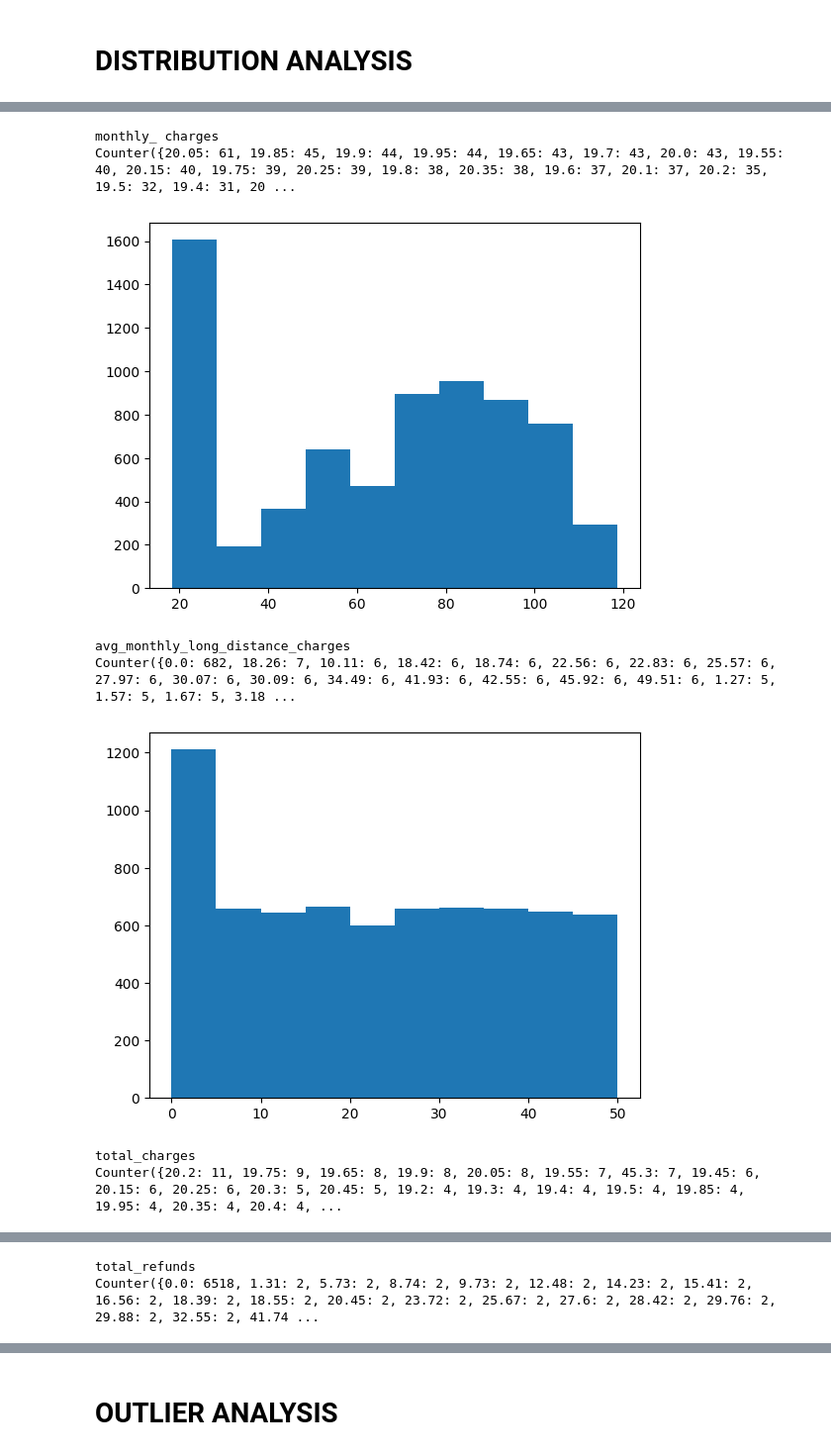
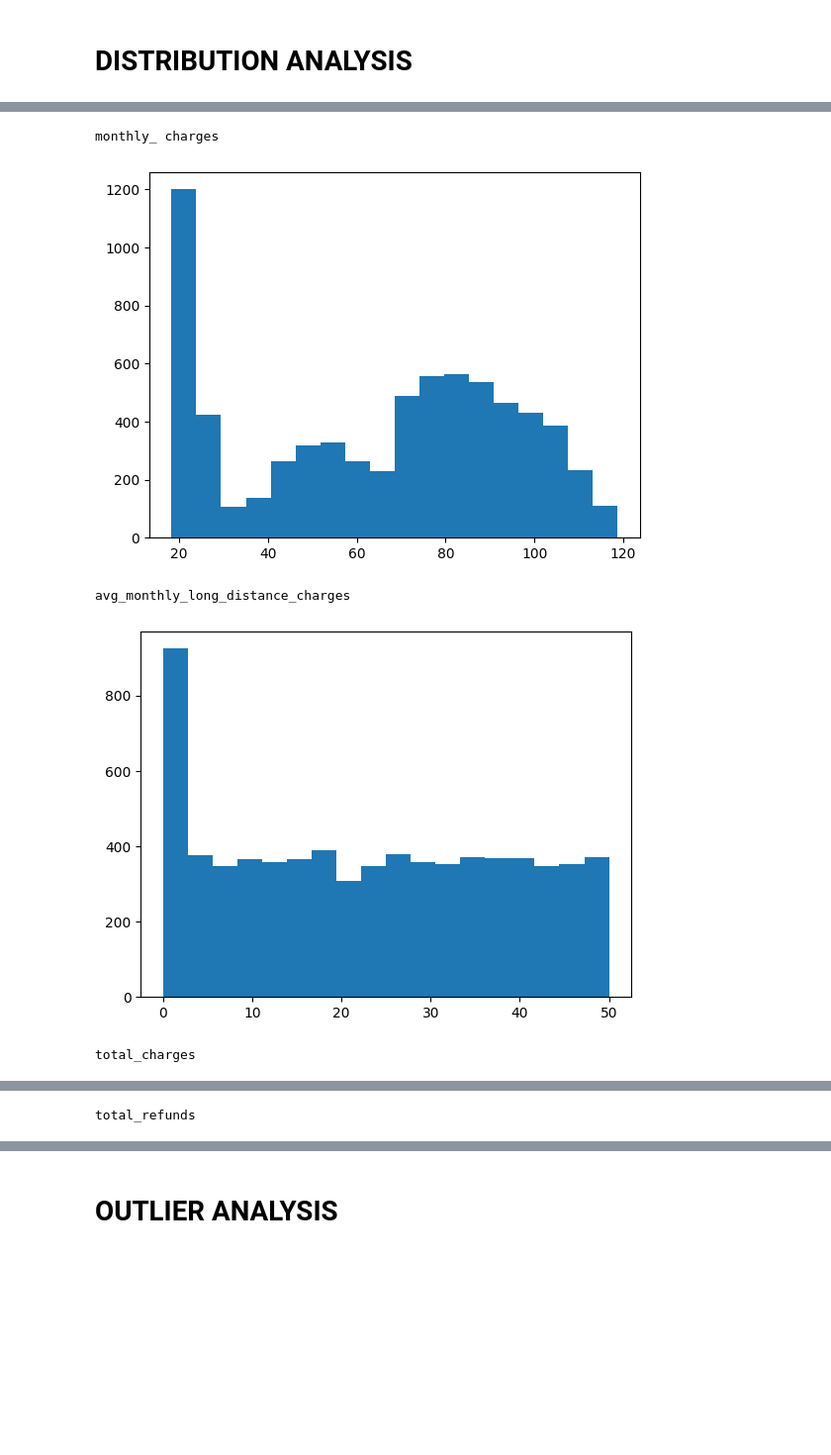
Before and after one commit to SivaKumarPalanirajan/Customer_Churn_Analysis_And_Prediction, a Jupyter notebook: Notebooks/Analysis.ipynb, the cells around one changed output, grey strips where cells are left out. Shown at 99% size. Cells and saved outputs as stored; diff of their text form; code cells hidden in the pictures; blank space fills up the shorter version.

```diff
--- a/Notebooks/Analysis.ipynb
+++ b/Notebooks/Analysis.ipynb
@@ -65,10 +103,9 @@ continous=['zip_code','total_population', 'monthly_ charges','avg_monthly_long_d
 for i in continous:
     print(i)
     cnts=Counter(df[i].sort_values())
-    print(cnts)
     keys=cnts.keys()
     vals=cnts.values()
-    plt.hist(df[i].sort_values())
+    plt.hist(df[i], bins='auto')
     plt.show()
 # %% [output]
 zip_code
@@ -80,8 +115,5 @@ Counter({42239: 43, 48690: 38, 34902: 36, 51213: 34, 74232: 32, 46171: 30, 46086
 monthly_ charges
-Counter({20.05: 61, 19.85: 45, 19.9: 44, 19.95: 44, 19.65: 43, 19.7: 43, 20.0: 43, 19.55: 40, 20.15: 40, 19.75: 39, 20.25: 39, 19.8: 38, 20.35: 38, 19.6: 37, 20.1: 37, 20.2: 35, 19.5: 32, 19.4: 31, 20 ...
-[figure, old version]
+[figure, new version]
 avg_monthly_long_distance_charges
-Counter({0.0: 682, 18.26: 7, 10.11: 6, 18.42: 6, 18.74: 6, 22.56: 6, 22.83: 6, 25.57: 6, 27.97: 6, 30.07: 6, 30.09: 6, 34.49: 6, 41.93: 6, 42.55: 6, 45.92: 6, 49.51: 6, 1.27: 5, 1.57: 5, 1.67: 5, 3.18 ...
-[figure, old version]
+[figure, new version]
 total_charges
-Counter({20.2: 11, 19.75: 9, 19.65: 8, 19.9: 8, 20.05: 8, 19.55: 7, 45.3: 7, 19.45: 6, 20.15: 6, 20.25: 6, 20.3: 5, 20.45: 5, 19.2: 4, 19.3: 4, 19.4: 4, 19.5: 4, 19.85: 4, 19.95: 4, 20.35: 4, 20.4: 4, ...
@@ -89,2 +121 @@ Counter({20.2: 11, 19.75: 9, 19.65: 8, 19.9: 8, 20.05: 8, 19.55: 7, 45.3: 7, 19.
 total_refunds
-Counter({0.0: 6518, 1.31: 2, 5.73: 2, 8.74: 2, 9.73: 2, 12.48: 2, 14.23: 2, 15.41: 2, 16.56: 2, 18.39: 2, 18.55: 2, 20.45: 2, 23.72: 2, 25.67: 2, 27.6: 2, 28.42: 2, 29.76: 2, 29.88: 2, 32.55: 2, 41.74 ...
```
Also changed, not shown: parts of 19 cells of this notebook, 1 other file.
